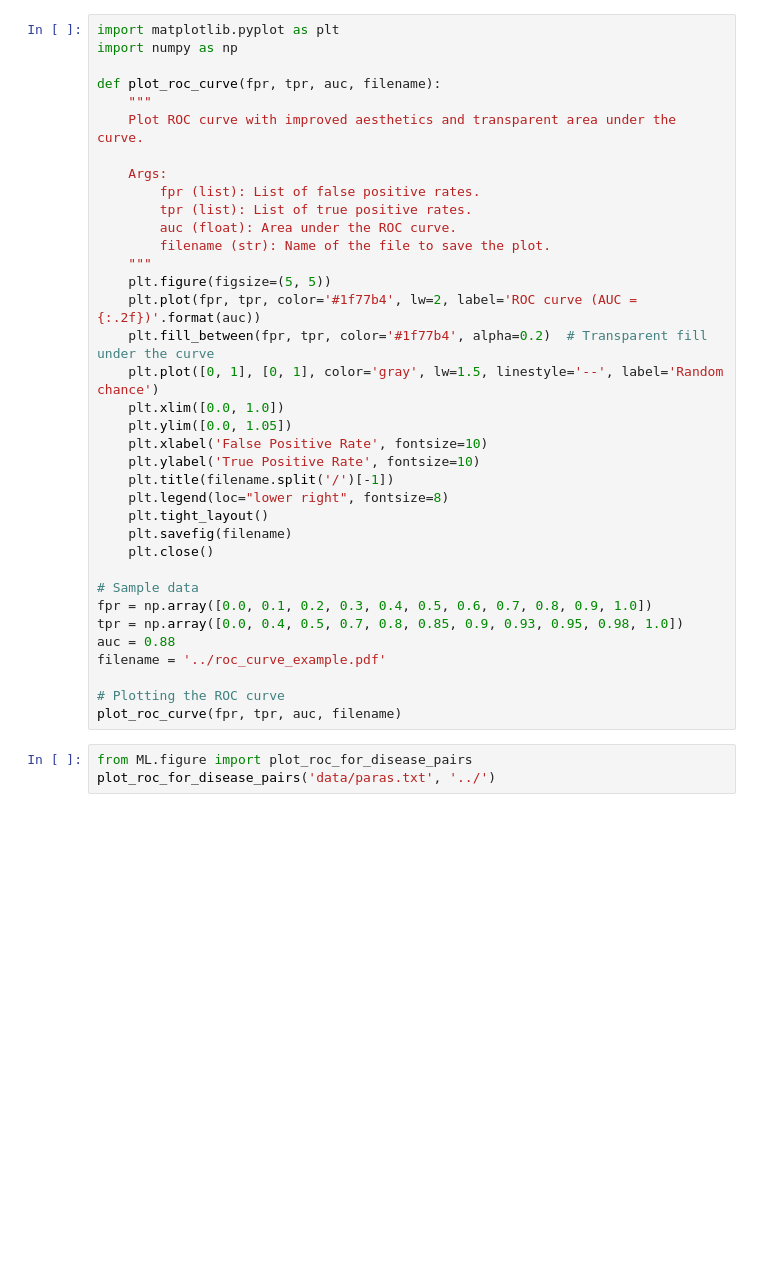
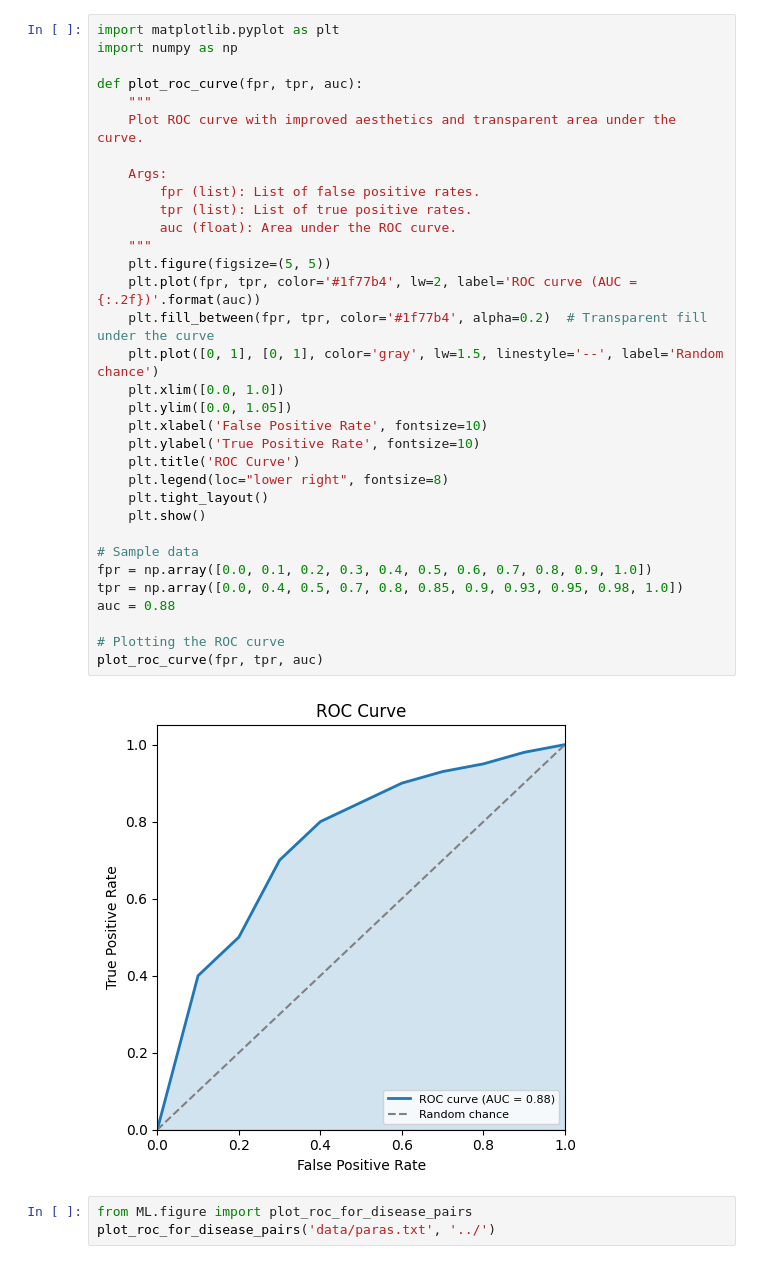
Before and after one commit to LoveUCB/APMA, a Jupyter notebook: playground.ipynb, the cells around one changed output. Drawn from its saved outputs; the diff is of its cells as text; blank space fills up the shorter version.

```diff
--- a/playground.ipynb
+++ b/playground.ipynb
@@ -1,39 +1,38 @@
 # %%
 import matplotlib.pyplot as plt
 import numpy as np
 
-def plot_roc_curve(fpr, tpr, auc, filename):
+def plot_roc_curve(fpr, tpr, auc):
     """
     Plot ROC curve with improved aesthetics and transparent area under the curve.
 
     Args:
         fpr (list): List of false positive rates.
         tpr (list): List of true positive rates.
         auc (float): Area under the ROC curve.
-        filename (str): Name of the file to save the plot.
     """
     plt.figure(figsize=(5, 5))
     plt.plot(fpr, tpr, color='#1f77b4', lw=2, label='ROC curve (AUC = {:.2f})'.format(auc))
     plt.fill_between(fpr, tpr, color='#1f77b4', alpha=0.2)  # Transparent fill under the curve
     plt.plot([0, 1], [0, 1], color='gray', lw=1.5, linestyle='--', label='Random chance')
     plt.xlim([0.0, 1.0])
     plt.ylim([0.0, 1.05])
     plt.xlabel('False Positive Rate', fontsize=10)
     plt.ylabel('True Positive Rate', fontsize=10)
-    plt.title(filename.split('/')[-1])
+    plt.title('ROC Curve')
     plt.legend(loc="lower right", fontsize=8)
     plt.tight_layout()
-    plt.savefig(filename)
-    plt.close()
+    plt.show()
 
 # Sample data
 fpr = np.array([0.0, 0.1, 0.2, 0.3, 0.4, 0.5, 0.6, 0.7, 0.8, 0.9, 1.0])
 tpr = np.array([0.0, 0.4, 0.5, 0.7, 0.8, 0.85, 0.9, 0.93, 0.95, 0.98, 1.0])
 auc = 0.88
-filename = '../roc_curve_example.pdf'
 
 # Plotting the ROC curve
-plot_roc_curve(fpr, tpr, auc, filename)
+plot_roc_curve(fpr, tpr, auc)
+# %% [output]
+[figure, added]
 # %%
 from ML.figure import plot_roc_for_disease_pairs
 plot_roc_for_disease_pairs('data/paras.txt', '../')
```
Also changed, not shown: parts of 2 cells of this notebook, 2 other files.
